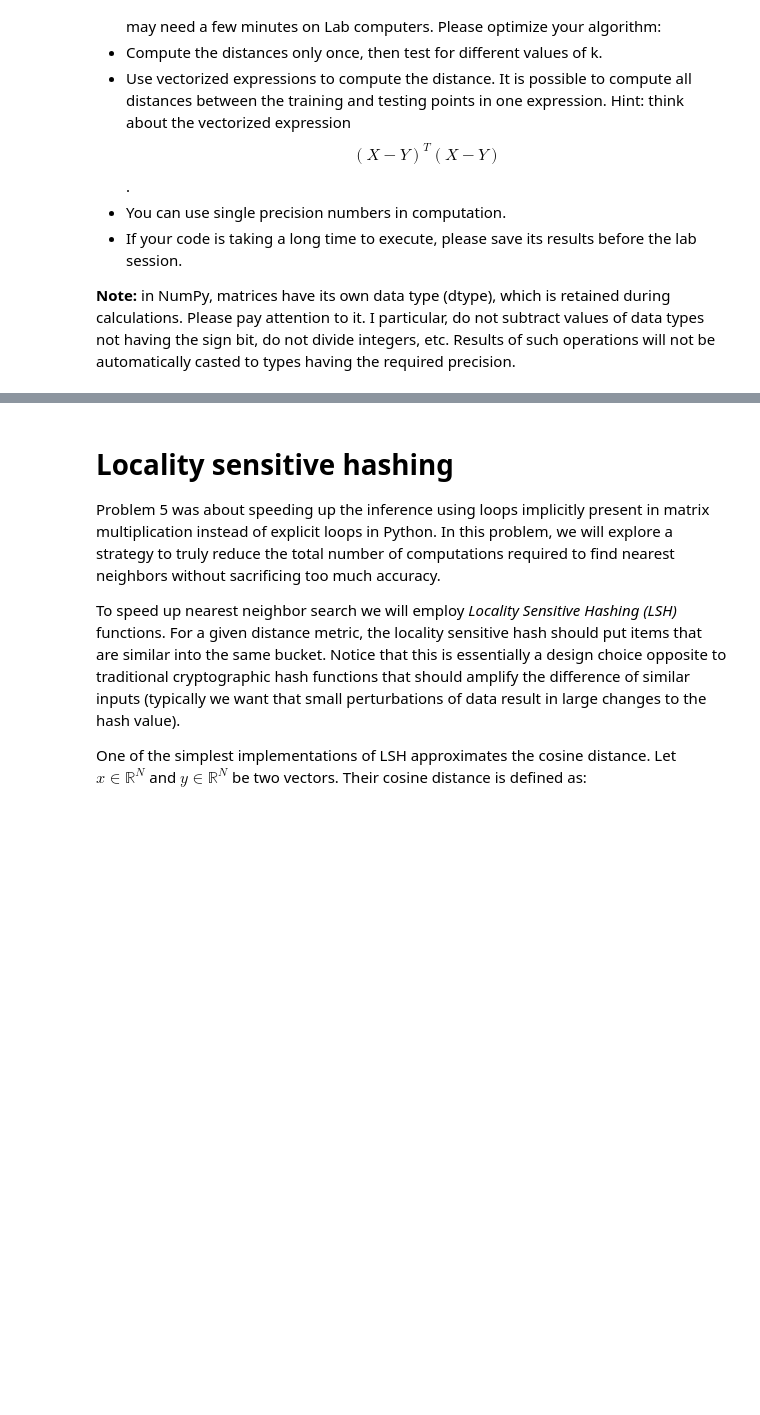
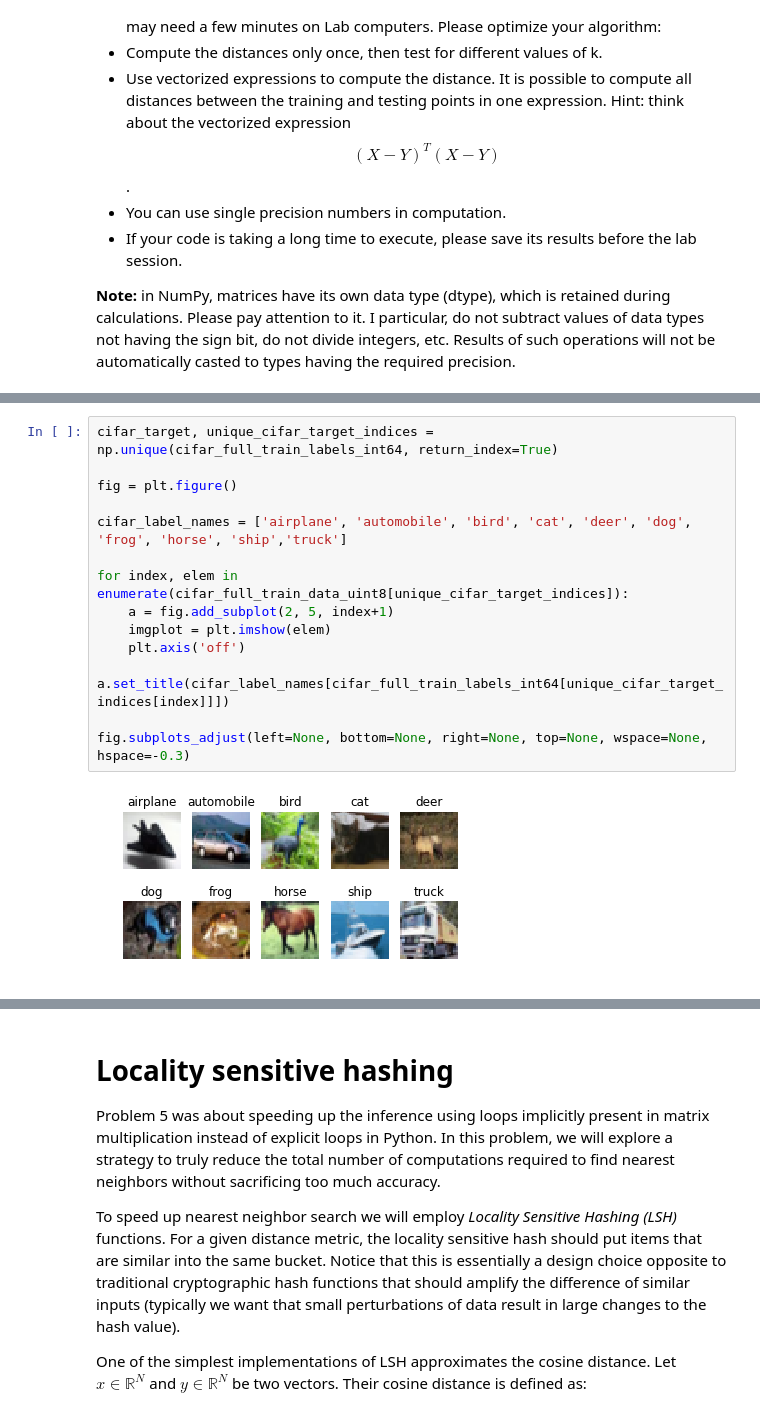
Before and after one commit to dingorth/neural_networks, a Jupyter notebook: assignment1/Assignment1.ipynb, the cells around one changed output, grey strips where cells are left out. Drawn from its saved outputs; the diff is of its cells as text; blank space fills up the shorter version.

```diff
--- a/assignment1/Assignment1.ipynb
+++ b/assignment1/Assignment1.ipynb
@@ -474,3 +544,19 @@ except ImportError:
+# %%
+cifar_target, unique_cifar_target_indices = np.unique(cifar_full_train_labels_int64, return_index=True)
+
+fig = plt.figure()
+
+cifar_label_names = ['airplane', 'automobile', 'bird', 'cat', 'deer', 'dog', 'frog', 'horse', 'ship','truck']
+
+for index, elem in enumerate(cifar_full_train_data_uint8[unique_cifar_target_indices]):
+    a = fig.add_subplot(2, 5, index+1)
+    imgplot = plt.imshow(elem)
+    plt.axis('off')
+    a.set_title(cifar_label_names[cifar_full_train_labels_int64[unique_cifar_target_indices[index]]])
+
+fig.subplots_adjust(left=None, bottom=None, right=None, top=None, wspace=None, hspace=-0.3)
+# %% [output]
+[figure, added]
 # %%
 from scipy.stats import mode
 
```
Also changed, not shown: parts of 17 cells of this notebook.
